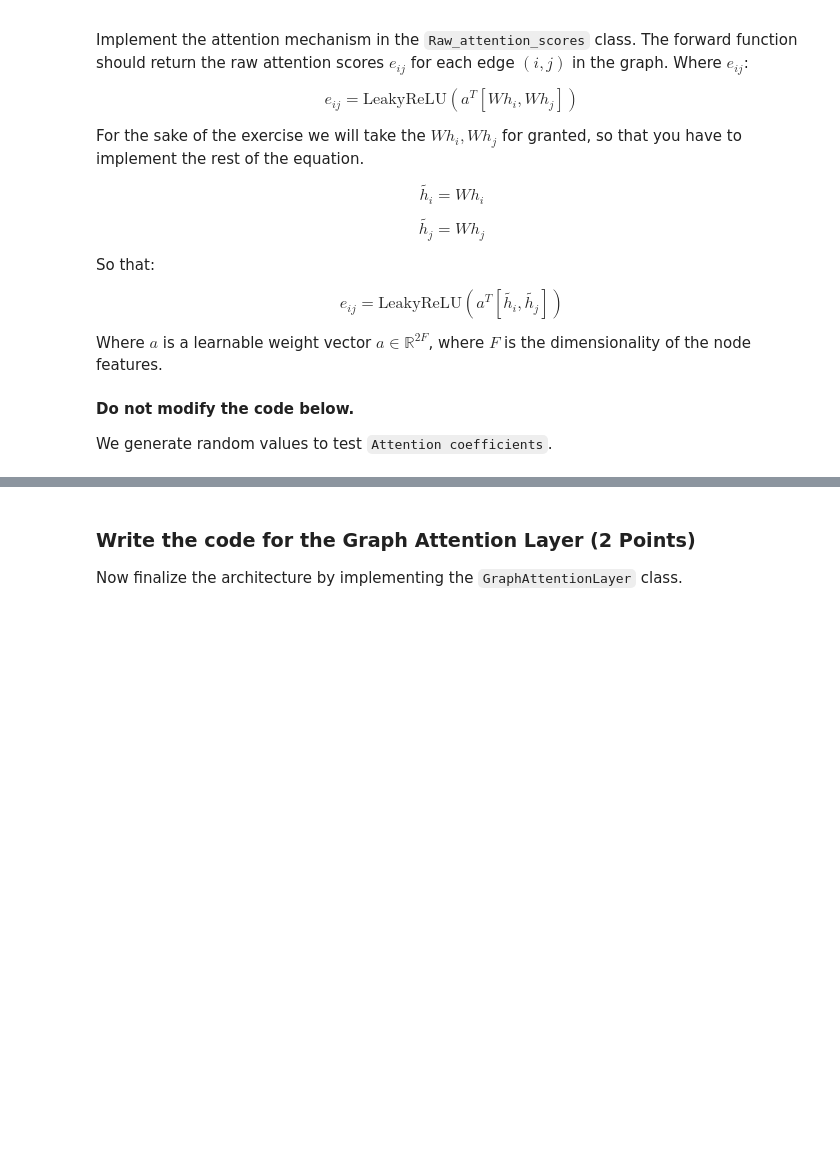
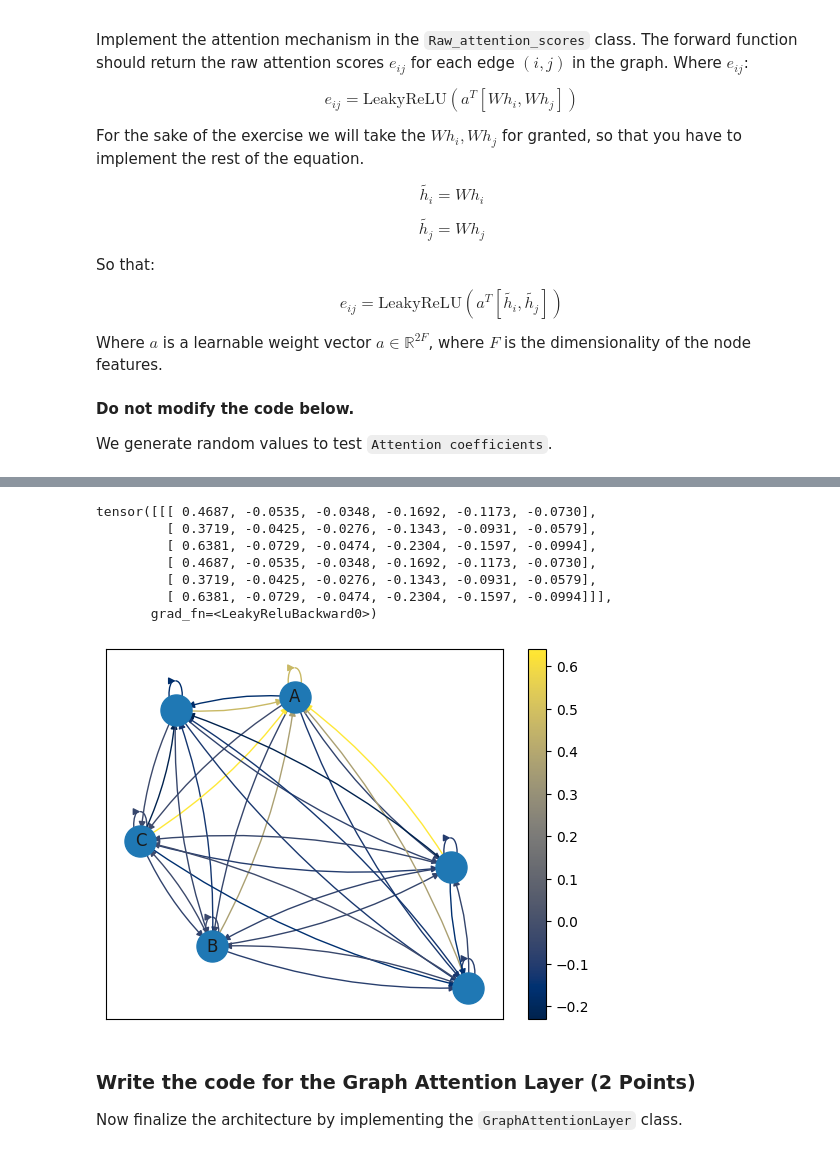
Before and after one commit to ywateba/aml_2023_hw1, a Jupyter notebook: Theory/AML_theory.ipynb, the cells around one changed output, grey strips where cells are left out. Cells and saved outputs as stored; diff of their text form; code cells hidden in the pictures; blank space fills up the shorter version.

```diff
--- a/Theory/AML_theory.ipynb
+++ b/Theory/AML_theory.ipynb
@@ -835,8 +848,9 @@ class RawAttentionScores(nn.Module):
         '''
         Add your code below
         '''
-        e = torch.cat([h_i_tilde, h_j_tilde], dim=-1) @ self.a
-        e = e.squeeze(-1).view(-1, h.size(0), h.size(0))
+
+        e = torch.einsum('hij,hnj->hni', (self.a, torch.cat([h_i_tilde, h_j_tilde], dim=1)))
+
 
         # Activation function
         attention_coefficients = F.leaky_relu(e, negative_slope=self.alpha)
@@ -863,32 +890,41 @@ print('Attention Scores:\n ', attention_coefficients)
 # %%
 def plot_graph(adj_matrix, labels=None):
-    G = nx.from_numpy_matrix(adj_matrix, create_using=nx.DiGraph)
+    G = nx.from_numpy_array(adj_matrix, create_using=nx.DiGraph) # this line was modified from nx.from_numpy_matrix to nx.from_numpy_array
     pos = nx.spring_layout(G)
 
 
     nx.draw_networkx_nodes(G, pos, cmap=plt.get_cmap('cividis'), node_size=500)
 
     # Avoid edges id values is 0
     edges = [(i, j) for i, j in G.edges if adj_matrix[i, j] != 0]
 
     # Draw edges
     nx.draw_networkx_edges(G, pos, edgelist=edges, arrows=True, connectionstyle='arc3, rad = 0.1',
                            edge_cmap=plt.get_cmap('cividis'), edge_color=adj_matrix.flatten()[np.flatnonzero(adj_matrix)])#edge_color=adj_matrix.flatten()[np.flatnonzero(adj_matrix)])
 
 
     # Draw node labels
     if labels is not None:
         nx.draw_networkx_labels(G, pos, labels=labels)
 
 
     # Add legend for edge colors
     sm = plt.cm.ScalarMappable(cmap=plt.get_cmap('cividis'))
     sm.set_array(adj_matrix.flatten())
     plt.colorbar(sm)
 
     plt.show()
 print(attention_coefficients)
 plot_graph((np.round(attention_coefficients.detach().numpy(),2))[0], labels={0: 'A', 1: 'B', 2: 'C'})
+# %% [output]
+tensor([[[ 0.4687, -0.0535, -0.0348, -0.1692, -0.1173, -0.0730],
+         [ 0.3719, -0.0425, -0.0276, -0.1343, -0.0931, -0.0579],
+         [ 0.6381, -0.0729, -0.0474, -0.2304, -0.1597, -0.0994],
+         [ 0.4687, -0.0535, -0.0348, -0.1692, -0.1173, -0.0730],
+         [ 0.3719, -0.0425, -0.0276, -0.1343, -0.0931, -0.0579],
+         [ 0.6381, -0.0729, -0.0474, -0.2304, -0.1597, -0.0994]]],
+       grad_fn=<LeakyReluBackward0>)
+[figure, added]
 # %% [markdown]
 ### Write the code for the Graph Attention Layer (2 Points)
 
```
Also changed, not shown: parts of 9 cells of this notebook.
